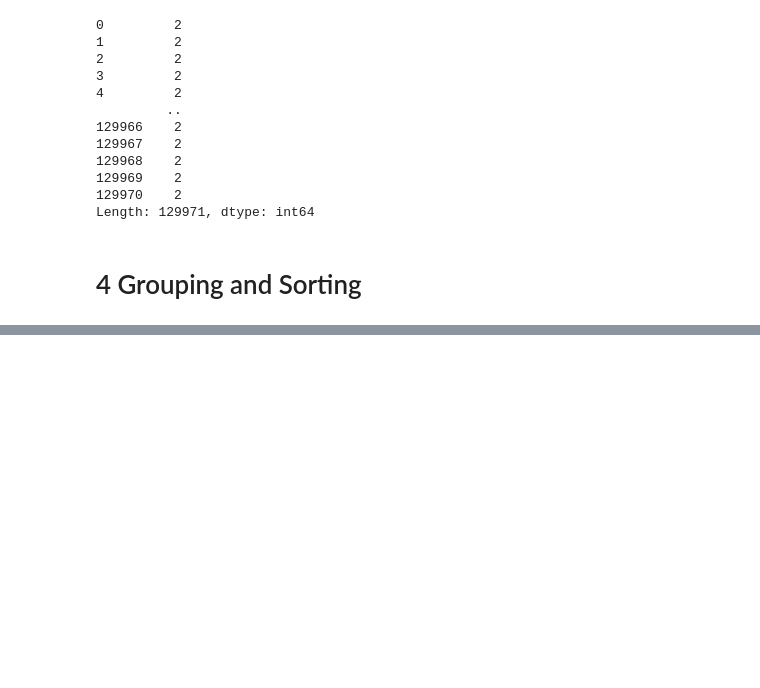
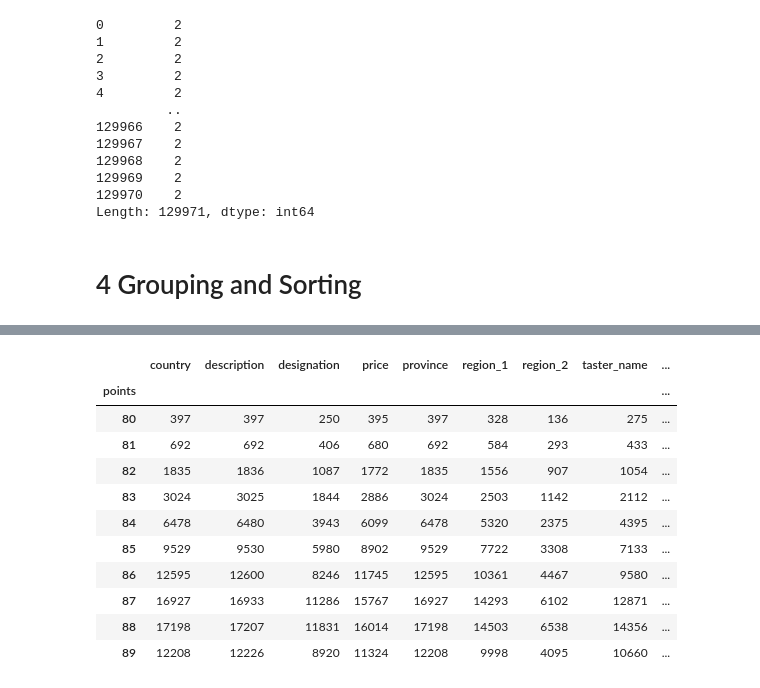
Before and after one commit to santinon/Data_and_ML, a Jupyter notebook: pandas/pandas_generalsynthaxes.ipynb, the cells around one changed output, grey strips where cells are left out. Drawn from its saved outputs; the diff is of its cells as text; code cells hidden in the pictures; blank space fills up the shorter version.

```diff
--- a/pandas/pandas_generalsynthaxes.ipynb
+++ b/pandas/pandas_generalsynthaxes.ipynb
@@ -353,0 +367,15 @@ Length: 129971, dtype: int64
+# %%
+reviews.groupby('points').count().head(10)
+# %% [output]
+|  | country | description | designation | price | province | region_1 | region_2 | taster_name | ... |
+| points |  |  |  |  |  |  |  |  | ... |
+| 80 | 397 | 397 | 250 | 395 | 397 | 328 | 136 | 275 | ... |
+| 81 | 692 | 692 | 406 | 680 | 692 | 584 | 293 | 433 | ... |
+| 82 | 1835 | 1836 | 1087 | 1772 | 1835 | 1556 | 907 | 1054 | ... |
+| 83 | 3024 | 3025 | 1844 | 2886 | 3024 | 2503 | 1142 | 2112 | ... |
+| 84 | 6478 | 6480 | 3943 | 6099 | 6478 | 5320 | 2375 | 4395 | ... |
+| 85 | 9529 | 9530 | 5980 | 8902 | 9529 | 7722 | 3308 | 7133 | ... |
+| 86 | 12595 | 12600 | 8246 | 11745 | 12595 | 10361 | 4467 | 9580 | ... |
+| 87 | 16927 | 16933 | 11286 | 15767 | 16927 | 14293 | 6102 | 12871 | ... |
+| 88 | 17198 | 17207 | 11831 | 16014 | 17198 | 14503 | 6538 | 14356 | ... |
+| 89 | 12208 | 12226 | 8920 | 11324 | 12208 | 9998 | 4095 | 10660 | ... |
```
Also changed, not shown: parts of 14 cells of this notebook.
